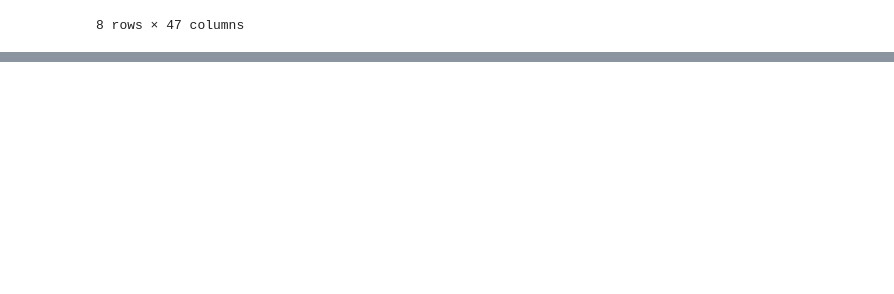
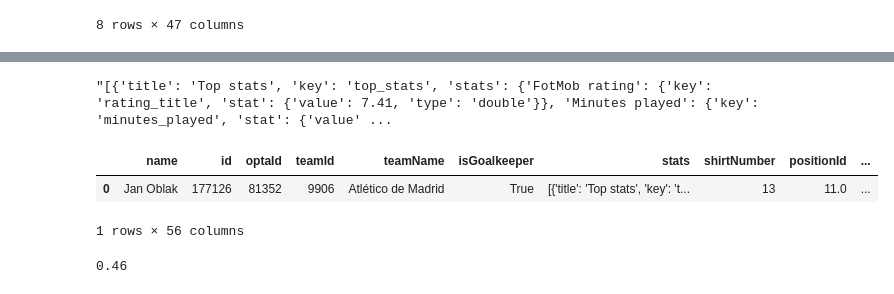
Before and after one commit to bolaxel/random-games, a Jupyter notebook: analysis.ipynb, the cells around one changed output, grey strips where cells are left out. Drawn from its saved outputs; the diff is of its cells as text; code cells hidden in the pictures; blank space fills up the shorter version.

```diff
--- a/analysis.ipynb
+++ b/analysis.ipynb
@@ -160,0 +164,4 @@ df.describe()
+# %%
+df['stats'][1]
+# %% [output]
+"[{'title': 'Top stats', 'key': 'top_stats', 'stats': {'FotMob rating': {'key': 'rating_title', 'stat': {'value': 7.41, 'type': 'double'}}, 'Minutes played': {'key': 'minutes_played', 'stat': {'value' ...
@@ -160,0 +171,12 @@ df.describe()
+# %%
+df['stats_parsed'] = df['stats'].apply(ast.literal_eval)
+# %%
+df.head(1)
+# %% [output]
+|  | name | id | optaId | teamId | teamName | isGoalkeeper | stats | shirtNumber | positionId | ... |
+| 0 | Jan Oblak | 177126 | 81352 | 9906 | Atlético de Madrid | True | [{'title': 'Top stats', 'key': 't... | 13 | 11.0 | ... |
+1 rows × 56 columns
+# %%
+df['stats_parsed'][1][0]['stats']['Expected goals (xG)']['stat']['value']
+# %% [output]
+0.46
```
Also changed, not shown: parts of 8 cells of this notebook, 1 other file.
